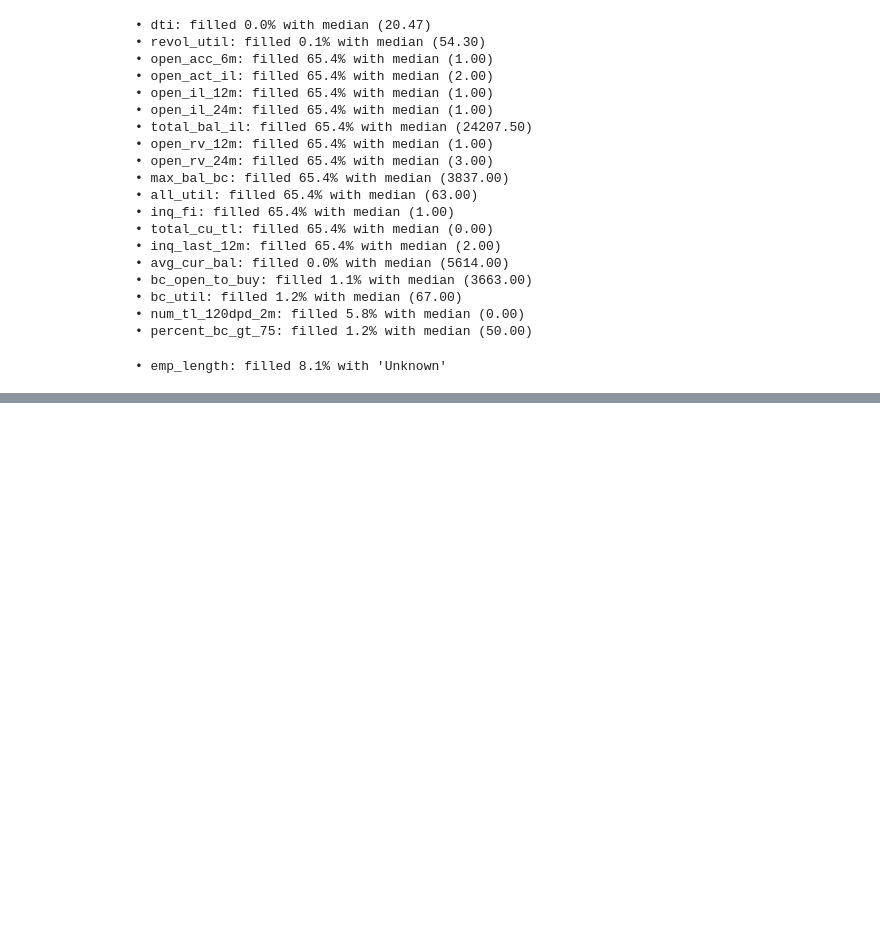
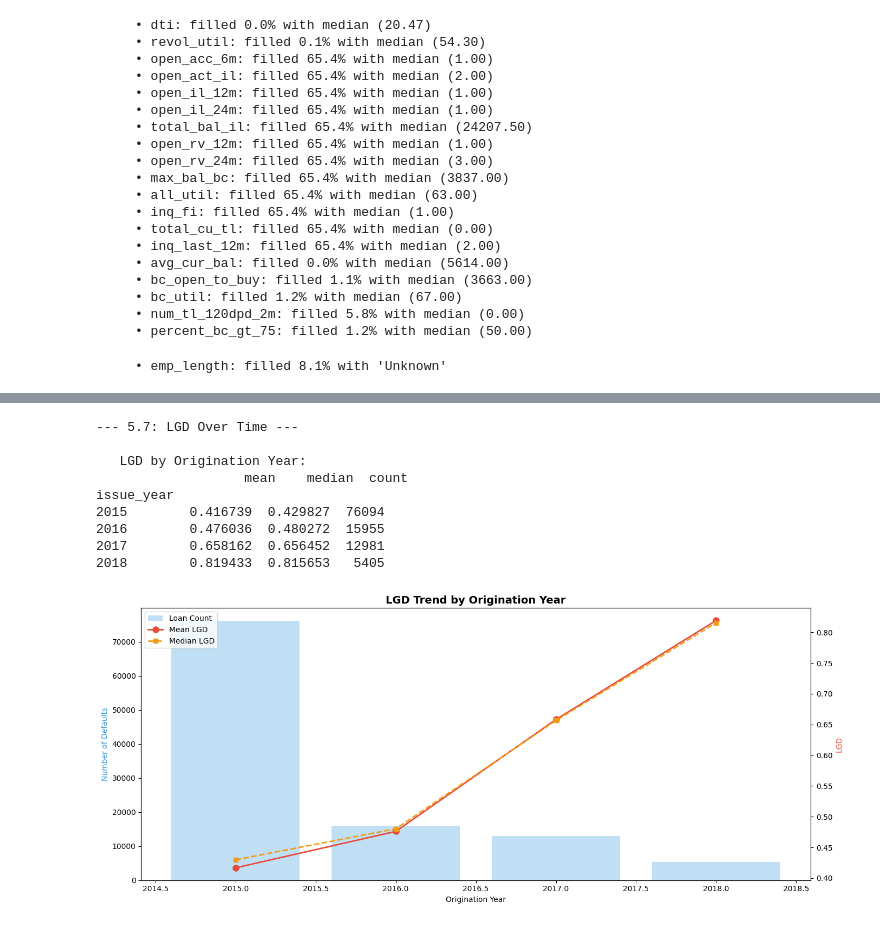
Before and after one commit to IAMLATI/Predicting-Loss-Given-Default-, a Jupyter notebook: Predicting_Loan_Default_Loss_(Loss_Given_Default).ipynb, the cells around one changed output, grey strips where cells are left out. Cells and saved outputs as stored; diff of their text form; code cells hidden in the pictures; blank space fills up the shorter version.

```diff
--- a/Predicting_Loan_Default_Loss_(Loss_Given_Default).ipynb
+++ b/Predicting_Loan_Default_Loss_(Loss_Given_Default).ipynb
@@ -425,0 +569,47 @@ print(f"\n   ✅ Remaining missing values: {df[features].isnull().sum().sum()}")
+# %%
+print("\n--- 5.7: LGD Over Time ---")
+
+if 'issue_d' in df.columns:
+    # Parse issue date
+    df['issue_d'] = pd.to_datetime(df['issue_d'], format='mixed', errors='coerce')
+    df['issue_year'] = df['issue_d'].dt.year
+    df['issue_month_num'] = df['issue_d'].dt.to_period('M')
+
+    yearly_lgd = df.groupby('issue_year')['LGD'].agg(['mean', 'median', 'count'])
+    print(f"\n   LGD by Origination Year:")
+    print(f"   {yearly_lgd.to_string()}")
+
+    fig, ax1 = plt.subplots(figsize=(14, 6))
+    ax2 = ax1.twinx()
+
+    ax1.bar(yearly_lgd.index, yearly_lgd['count'], alpha=0.3, color='#3498db',
+            label='Loan Count')
+    ax2.plot(yearly_lgd.index, yearly_lgd['mean'], 'o-', color='#e74c3c',
+             lw=2, markersize=8, label='Mean LGD')
+    ax2.plot(yearly_lgd.index, yearly_lgd['median'], 's--', color='#f39c12',
+             lw=2, markersize=6, label='Median LGD')
+
+    ax1.set_xlabel('Origination Year')
+    ax1.set_ylabel('Number of Defaults', color='#3498db')
+    ax2.set_ylabel('LGD', color='#e74c3c')
+
+    lines1, labels1 = ax1.get_legend_handles_labels()
+    lines2, labels2 = ax2.get_legend_handles_labels()
+    ax1.legend(lines1 + lines2, labels1 + labels2, loc='upper left')
+
+    plt.title('LGD Trend by Origination Year', fontsize=14, fontweight='bold')
+    plt.tight_layout()
+    plt.savefig('06_lgd_time_trend.png', dpi=150, bbox_inches='tight')
+    plt.show()
+    plt.close()
+# %% [output]
+--- 5.7: LGD Over Time ---
+
+   LGD by Origination Year:
+                   mean    median  count
+issue_year
+2015        0.416739  0.429827  76094
+2016        0.476036  0.480272  15955
+2017        0.658162  0.656452  12981
+2018        0.819433  0.815653   5405
+[figure, added]
```
Also changed, not shown: parts of 22 cells of this notebook.
